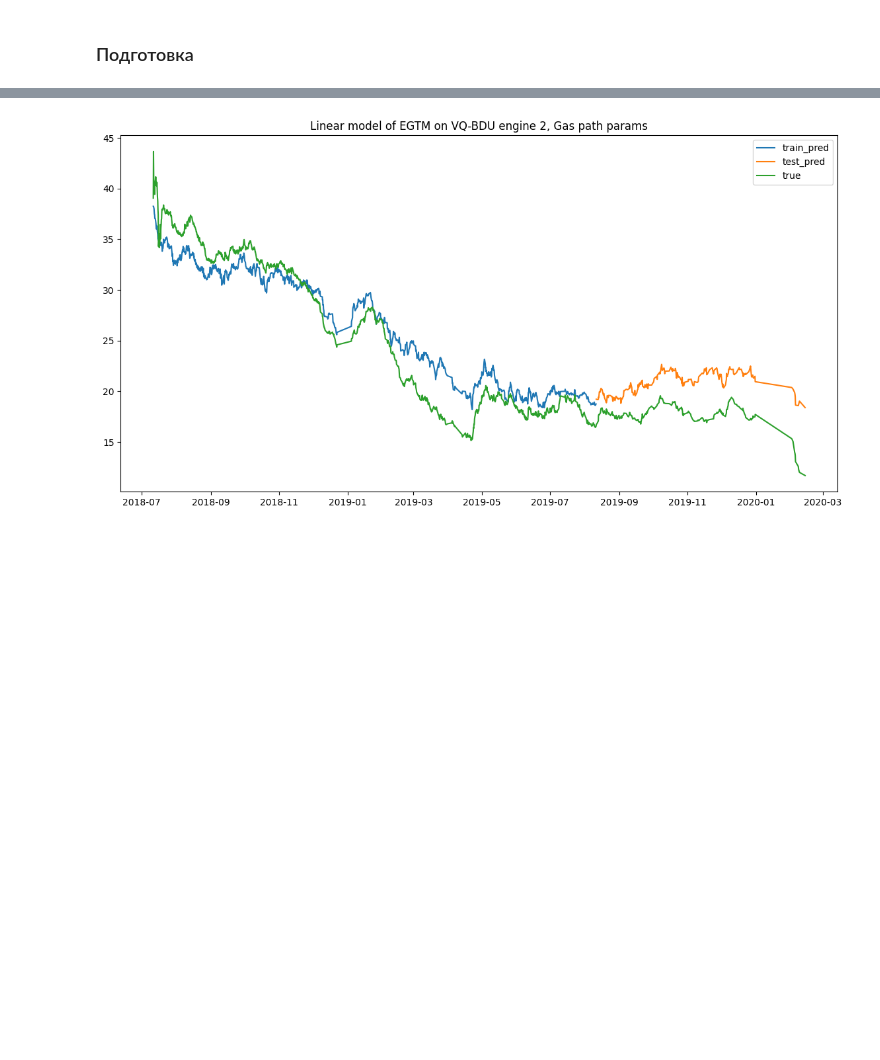
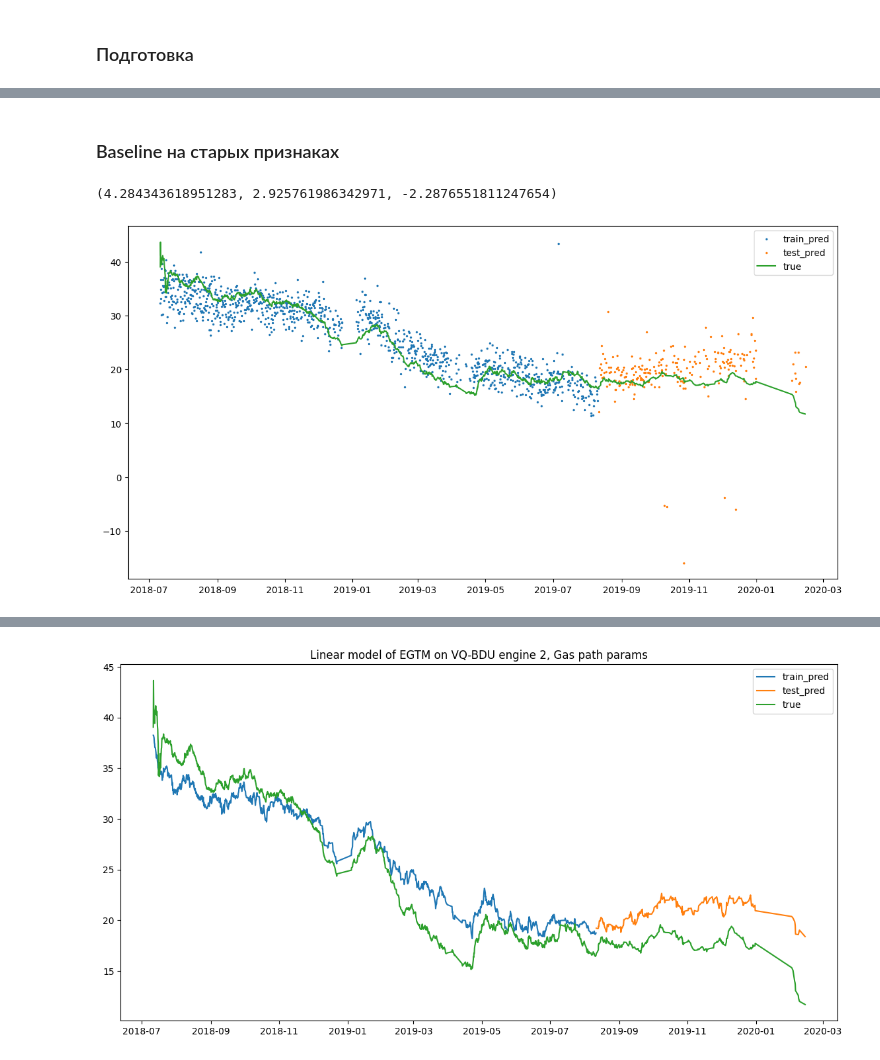
Before and after one commit to skeptlk/ecm, a Jupyter notebook: 27_dec_selected_gas_params.ipynb, the cells around one changed output, grey strips where cells are left out. Drawn from its saved outputs; the diff is of its cells as text; code cells hidden in the pictures; blank space fills up the shorter version.

```diff
--- a/27_dec_selected_gas_params.ipynb
+++ b/27_dec_selected_gas_params.ipynb
@@ -55,0 +84,50 @@ dataset[selected_params].describe(percentiles=[])
+# %%
+import matplotlib.pyplot as plt
+
+# Get exponential rolling average with smothing factor alpha
+def smooth(x: pd.Series, alpha=0.5):
+  return pd.Series(x).ewm(alpha=alpha, adjust=False).mean().to_list()
+
+def plot_predictions(data, acnum, pos, train_i, predicted_test, predicted_train, is_smooth=True, figsize=(14, 7), title=None):
+  data.loc[:train_i-1, 'pred_train'] = predicted_train
+  data.loc[train_i:, 'pred_test'] = predicted_test
+
+  sub = data[(data['acnum'] == acnum) & (data['pos'] == pos)]
+  train_i2 = sub['pred_train'].count()
+
+  plt.figure(figsize=figsize)
+
+  if is_smooth:
+    plt.plot(sub['reportts'][:train_i2], smooth(sub['pred_train'][:train_i2], alpha=1/10), '-')
+    plt.plot(sub['reportts'], smooth(sub['pred_test'], alpha=1/10), '-')
+  else:
+    plt.scatter(sub['reportts'][:train_i2], sub['pred_train'][:train_i2], s=2)
+    plt.scatter(sub['reportts'], sub['pred_test'], s=2)
+
+  plt.plot(sub['reportts'], sub['egtm'], '-', color='#2ca02c')
+
+  plt.title(f'Linear model of EGTM on {acnum} engine {pos}, Gas path params' if title is None else title)
+  plt.legend(['train_pred', 'test_pred', 'true'])
+  plt.show()
+# %% [markdown]
+### Baseline на старых признаках
+# %%
+adj_features = [
+  'hpcbf', 'ff', 'nait', 'fmvc', 'tn', 'p2e', 'sva', 'lpbt', 'gle', 'tfuel',
+  'tat',  'ffr', 'n1p', 'cas', 'vorrc', 'n2c5', 'joip', 'lpt', 'n2a', 'hpctc', 'n2p',
+  'lpcsv', 'pf', 'gw', 'n1c2', 'ttp', 'ps14', 'nai', 'fvd', 'lpctc', 'foc', 'cg', 'w14'
+]
+
+data = dataset.copy(deep=False)
+X = data[adj_features].fillna(0)
+y = data['egtm']
+# %%
+mse, mae, r2, model, predicted_train, predicted_test, train_i, y_test = train_model(X, y, alpha=40)
+
+mse, mae, r2
+# %% [output]
+(4.284343618951283, 2.925761986342971, -2.2876551811247654)
+# %%
+plot_predictions(data.reset_index(), 'VQ-BDU', 2, train_i, predicted_test, predicted_train, is_smooth=False, title="")
+# %% [output]
+[figure, added]
```
Also changed, not shown: parts of 16 cells of this notebook, 2 other files.
